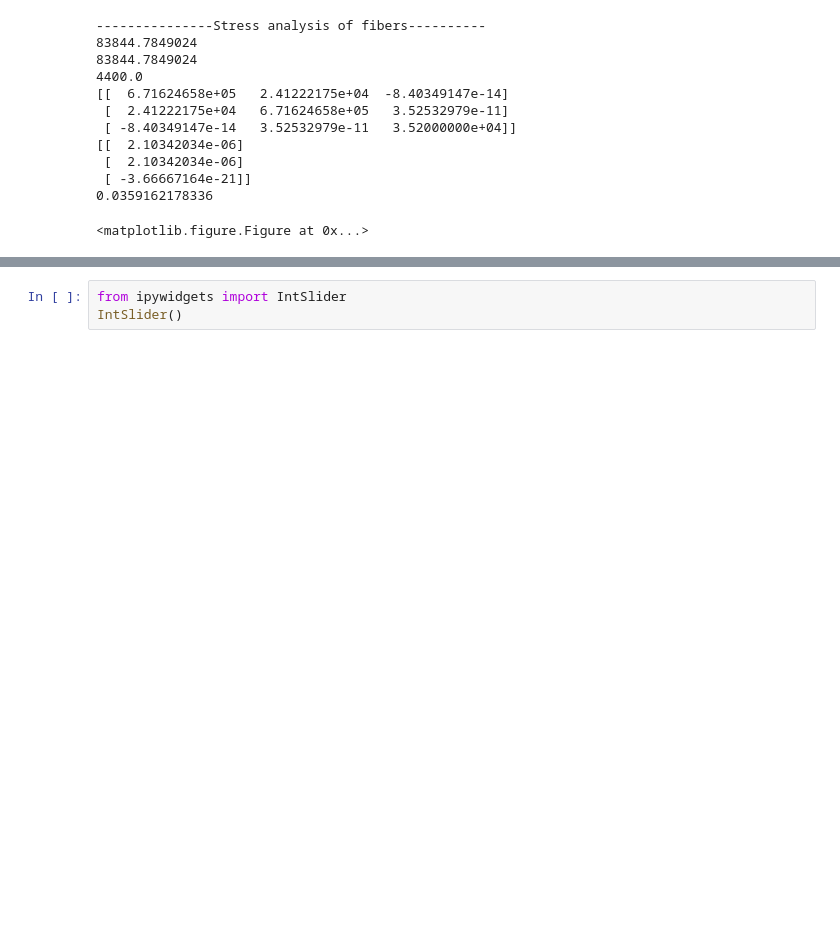
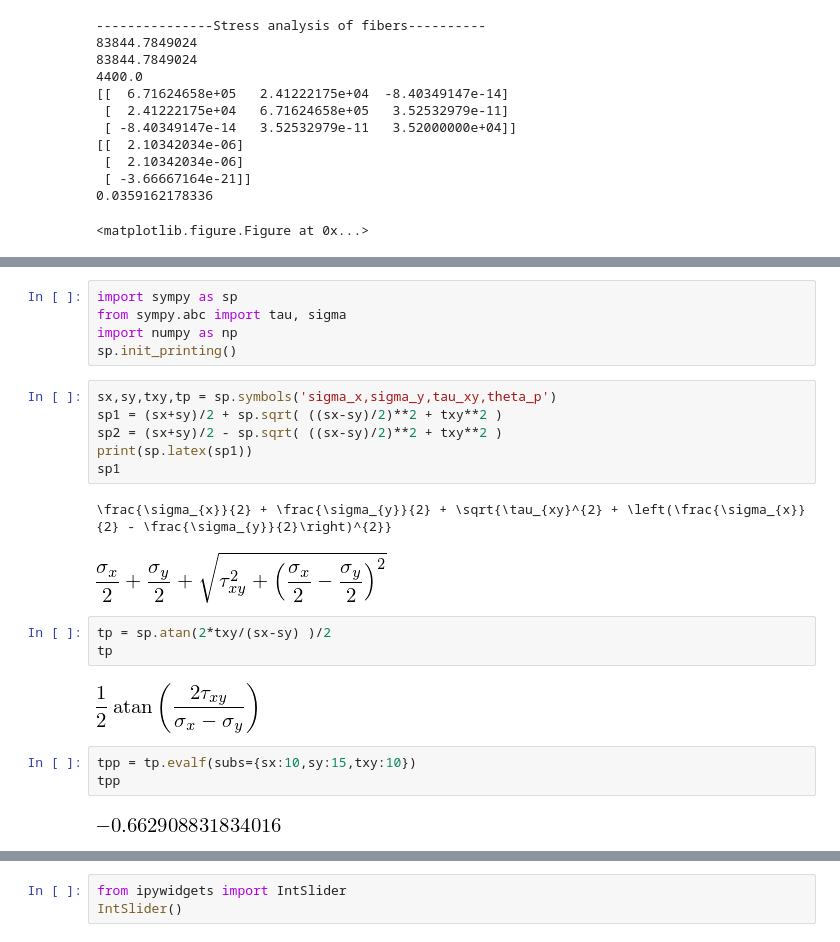
Before and after one commit to nagordon/mechpy, a Jupyter notebook: mechpy.ipynb, the cells around one changed output, grey strips where cells are left out. Saved outputs shown, nothing was run; the diff lists cells and outputs as text; blank space fills up the shorter version.

```diff
--- a/mechpy.ipynb
+++ b/mechpy.ipynb
@@ -437,0 +516,24 @@ composite_plate()
+# %%
+import sympy as sp
+from sympy.abc import tau, sigma
+import numpy as np
+sp.init_printing()
+# %%
+sx,sy,txy,tp = sp.symbols('sigma_x,sigma_y,tau_xy,theta_p')
+sp1 = (sx+sy)/2 + sp.sqrt( ((sx-sy)/2)**2 + txy**2 )
+sp2 = (sx+sy)/2 - sp.sqrt( ((sx-sy)/2)**2 + txy**2 )
+print(sp.latex(sp1))
+sp1
+# %% [output]
+\frac{\sigma_{x}}{2} + \frac{\sigma_{y}}{2} + \sqrt{\tau_{xy}^{2} + \left(\frac{\sigma_{x}}{2} - \frac{\sigma_{y}}{2}\right)^{2}}
+[figure, added]
+# %%
+tp = sp.atan(2*txy/(sx-sy) )/2
+tp
+# %% [output]
+[figure, added]
+# %%
+tpp = tp.evalf(subs={sx:10,sy:15,txy:10})
+tpp
+# %% [output]
+[figure, added]
```
Also changed, not shown: parts of 52 cells of this notebook, 16 other files.
